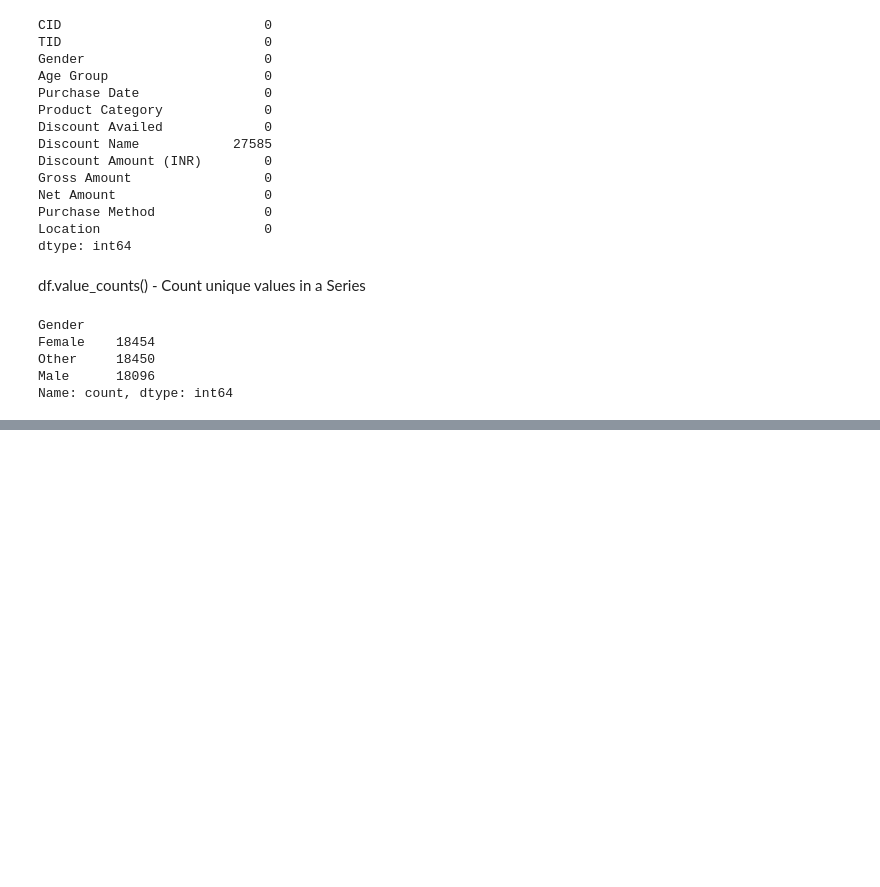
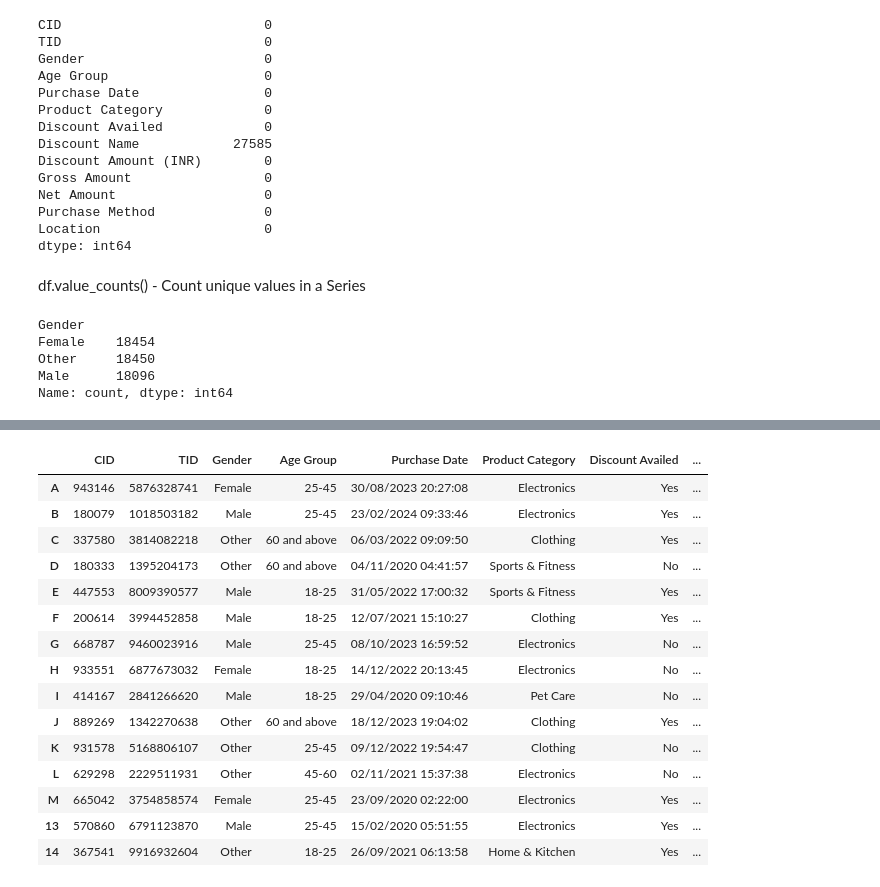
Before and after one commit to R123gh/Data-cleaning-project-, a Jupyter notebook: important_function_pandas .ipynb, the cells around one changed output, grey strips where cells are left out. Cells and saved outputs as stored; diff of their text form; code cells hidden in the pictures; blank space fills up the shorter version.

```diff
--- a/important_function_pandas .ipynb
+++ b/important_function_pandas .ipynb
@@ -193,0 +301,21 @@ Name: count, dtype: int64
+# %%
+
+data.index = list('ABCDEFGHIJKLM') + list(range(13, len(data)))
+data.head(15)
+# %% [output]
+|  | CID | TID | Gender | Age Group | Purchase Date | Product Category | Discount Availed | ... |
+| A | 943146 | 5876328741 | Female | 25-45 | 30/08/2023 20:27:08 | Electronics | Yes | ... |
+| B | 180079 | 1018503182 | Male | 25-45 | 23/02/2024 09:33:46 | Electronics | Yes | ... |
+| C | 337580 | 3814082218 | Other | 60 and above | 06/03/2022 09:09:50 | Clothing | Yes | ... |
+| D | 180333 | 1395204173 | Other | 60 and above | 04/11/2020 04:41:57 | Sports & Fitness | No | ... |
+| E | 447553 | 8009390577 | Male | 18-25 | 31/05/2022 17:00:32 | Sports & Fitness | Yes | ... |
+| F | 200614 | 3994452858 | Male | 18-25 | 12/07/2021 15:10:27 | Clothing | Yes | ... |
+| G | 668787 | 9460023916 | Male | 25-45 | 08/10/2023 16:59:52 | Electronics | No | ... |
+| H | 933551 | 6877673032 | Female | 18-25 | 14/12/2022 20:13:45 | Electronics | No | ... |
+| I | 414167 | 2841266620 | Male | 18-25 | 29/04/2020 09:10:46 | Pet Care | No | ... |
+| J | 889269 | 1342270638 | Other | 60 and above | 18/12/2023 19:04:02 | Clothing | Yes | ... |
+| K | 931578 | 5168806107 | Other | 25-45 | 09/12/2022 19:54:47 | Clothing | No | ... |
+| L | 629298 | 2229511931 | Other | 45-60 | 02/11/2021 15:37:38 | Electronics | No | ... |
+| M | 665042 | 3754858574 | Female | 25-45 | 23/09/2020 02:22:00 | Electronics | Yes | ... |
+| 13 | 570860 | 6791123870 | Male | 25-45 | 15/02/2020 05:51:55 | Electronics | Yes | ... |
+| 14 | 367541 | 9916932604 | Other | 18-25 | 26/09/2021 06:13:58 | Home & Kitchen | Yes | ... |
```
Also changed, not shown: parts of 39 cells of this notebook.
